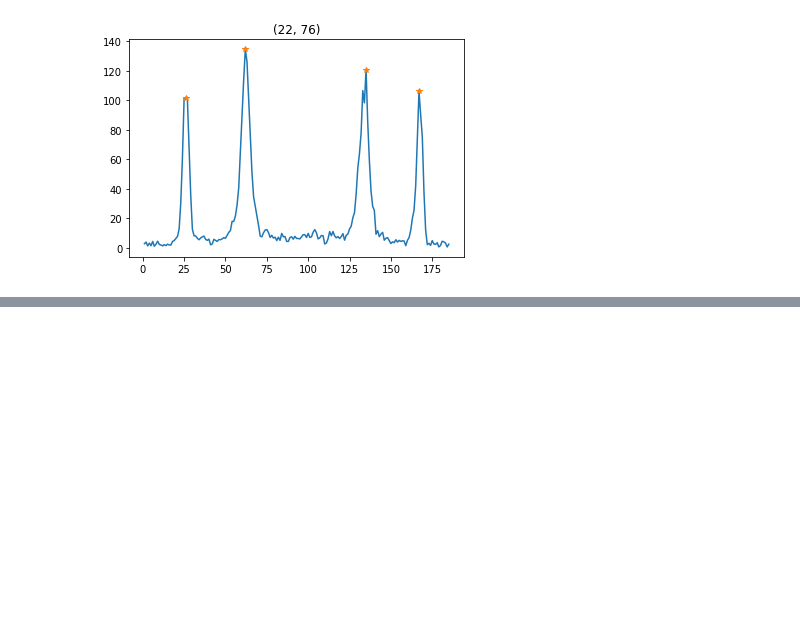
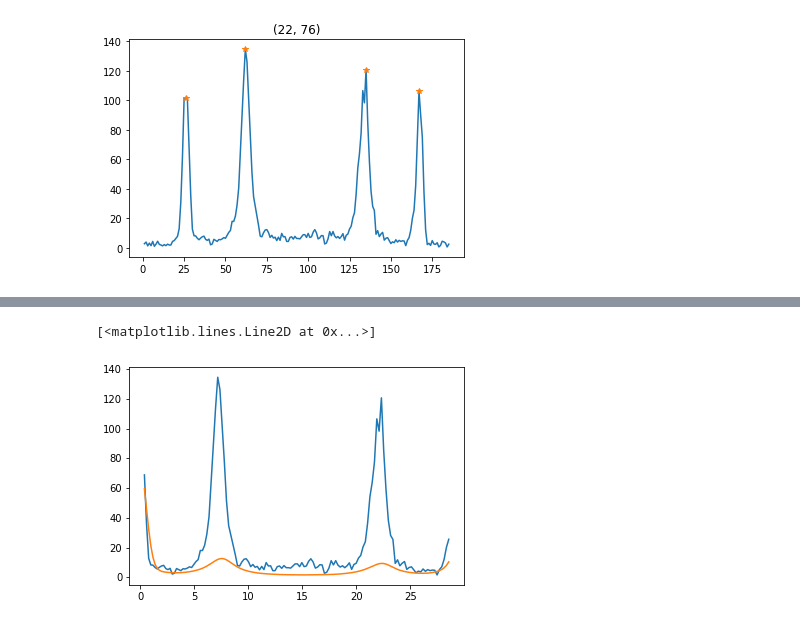
Before and after one commit to flautodipan/Python_Libraries, a Jupyter notebook: Experimentum_single.ipynb, the cells around one changed output, grey strips where cells are left out. Drawn from its saved outputs; the diff is of its cells as text; code cells hidden in the pictures; blank space fills up the shorter version.

```diff
--- a/Experimentum_single.ipynb
+++ b/Experimentum_single.ipynb
@@ -225,0 +239,24 @@ np.concatenate((Data.Markov_Fit_Params.T['Values'].values[:3], (Data.p0['Gamma']
+# %%
+Data.y_markov_convolution      =       np.zeros(Data.x_freq.size)
+_ , idx_min             =       Find_Nearest(Data.x_VIPA_freq, -35.)
+_ , idx_max             =       Find_Nearest(Data.x_VIPA_freq, 35.)
+w_j_VIPA                =       Data.x_VIPA_freq[idx_min:idx_max]#-1 per azzeccare dim coi bins
+VIPA_w_j                =       Data.y_VIPA[idx_min:idx_max-1]
+Delta_w_j_VIPA          =       Get_Delta_Between_Array_Elements(w_j_VIPA)
+w_j_VIPA                =       w_j_VIPA[:w_j_VIPA.size-1]
+kernel                  =       VIPA_w_j*Delta_w_j_VIPA/(p[5]*(np.exp(-((w_j_VIPA-p[6])**2)/(2*(p[7]**2)))))
+
+for  ii in range(len(Data.x_freq)):
+
+    delta_w                 =   Data.x_freq[ii] -   w_j_VIPA
+    theor                   =   S_Dynamical_Form_Factor_0(delta_w-p[8], *p[0:5])
+    Data.y_markov_convolution[ii]  =   np.sum(theor*kernel)
+
+Data.y_Gauss_markov_convolution   =   p[9] + Data.y_markov_convolution*p[5]*np.exp(-((Data.x_freq - p[6])**2)/(2*(p[7]**2)))
+plt.figure()
+plot(Data.x_freq, Data.y)
+
+plot(Data.x_freq, Data.y_markov_convolution)
+# %% [output]
+[<matplotlib.lines.Line2D at 0x...>]
+[figure, added]
```
Also changed, not shown: parts of 8 cells of this notebook, 2 other files.
